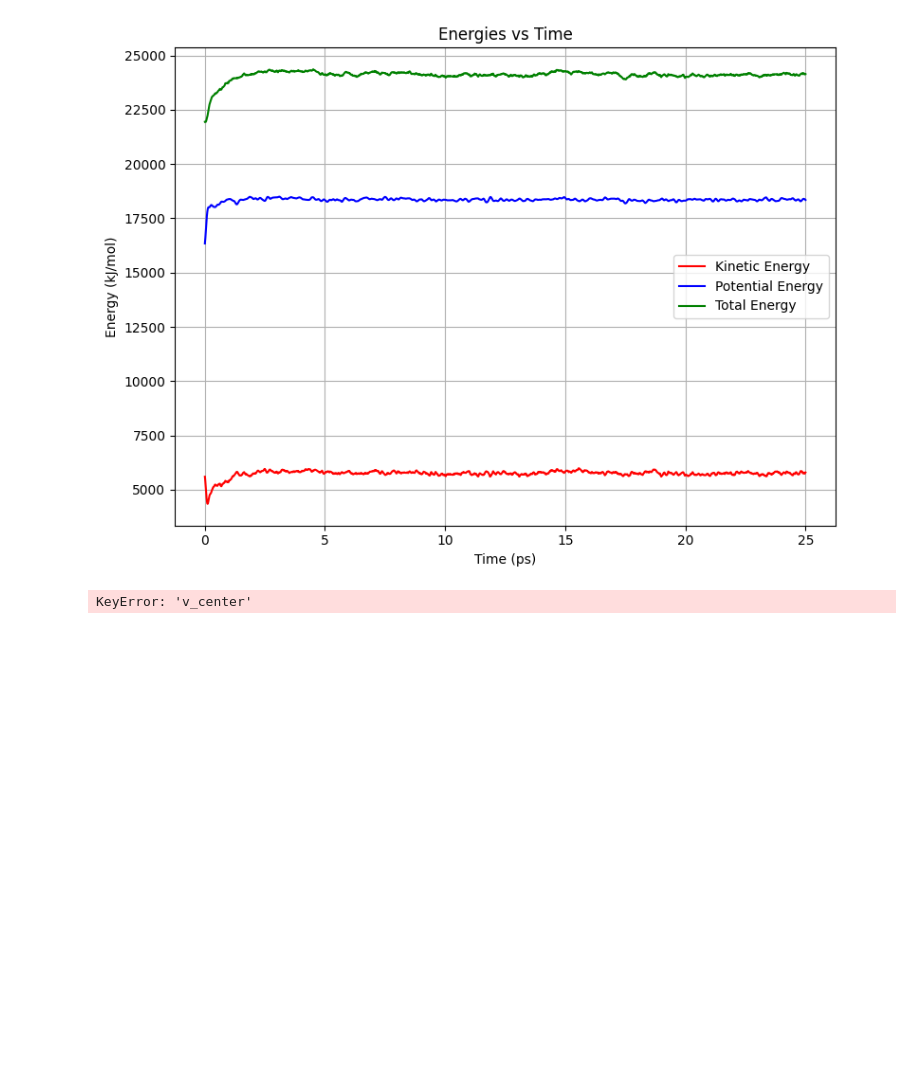
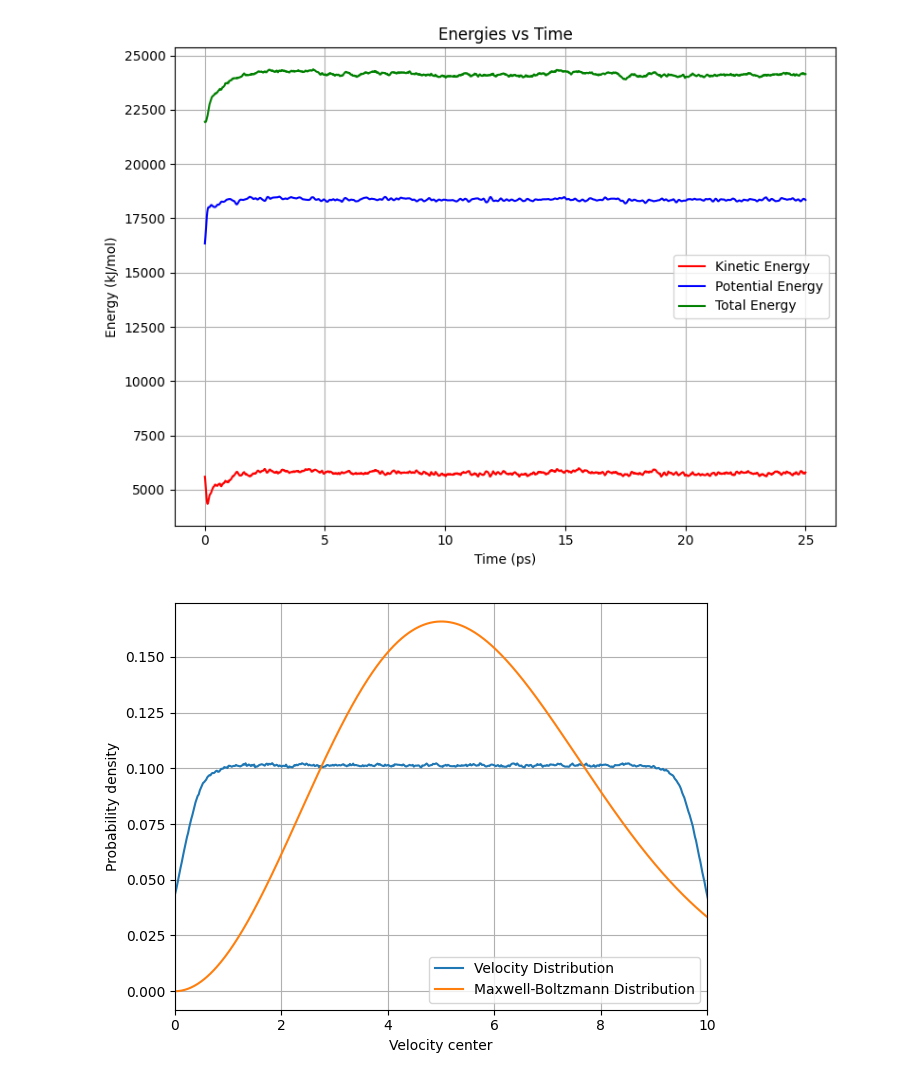
Before and after one commit to lspam6087-hash/PBS3, a Jupyter notebook: plotting.ipynb, the cells around one changed output. Drawn from its saved outputs; the diff is of its cells as text; code cells hidden in the pictures; blank space fills up the shorter version.

```diff
--- a/plotting.ipynb
+++ b/plotting.ipynb
@@ -64,13 +64,13 @@ plt.show()
 path = "data/vel_histogramB3.csv"
 df = pd.read_csv(path, comment="#", skipinitialspace=True)
 
-v = df["v_center"].to_numpy(float)
+v = df["x_center"].to_numpy(float)
 
 # prefer provided PDF; otherwise convert counts -> PDF
 if "density" in df.columns:
     density = df["density"].to_numpy(float)
 else:
-    count = df["count"].to_numpy(float)
+    count = df["count_A"].to_numpy(float)
     binw = np.median(np.diff(v))
     density = count / (count.sum() * binw)
 
@@ -79,36 +79,31 @@ mask = np.isfinite(v) & np.isfinite(density) & (density >= 0)
 v = v[mask]
 density = density[mask]
 density /= np.trapezoid(density, v)
 
 # --- fit MB (m=kB=1) ---
 m = 1.0
 kB = 1.0
 v2 = np.trapezoid(density * v**2, v)  # <v^2>
 
 T3 = m * v2 / (3 * kB)  # 3D
 T2 = m * v2 / (2 * kB)  # 2D (for reference)
 
 def mb_3d(x, m, kB, T):
     return ((m/(2*np.pi*kB*T))**1.5) * 4*np.pi * x**2 * np.exp(-m*x**2/(2*kB*T))
 
-def mb_2d(x, m, kB, T):
-    return (m/(kB*T)) * x * np.exp(-m*x**2/(2*kB*T))
-
 mb3 = mb_3d(v, m, kB, T3); mb3 /= np.trapezoid(mb3, v)
-# mb2 = mb_2d(v, m, kB, T2); mb2 /= np.trapz(mb2, v)
 
 # --- plot ---
 plt.figure()
 plt.plot(v, density, label="Velocity Distribution")
 plt.plot(v, mb3, label=f"Maxwell-Boltzmann Distribution")
-# plt.plot(v, mb2, label=f"MB 2D (T≈{T2:.2f})")
 plt.xlabel("Velocity center")
 plt.ylabel("Probability density")
 plt.xlim(0,10)
 plt.grid(True)
 plt.legend()
 plt.tight_layout()
 plt.savefig("Figures/Velocity_distribution_B3.png")
 plt.show()
 # %% [output]
-KeyError: 'v_center'
+[figure, added]
```
Also changed, not shown: parts of 3 cells of this notebook, 20 other files.
